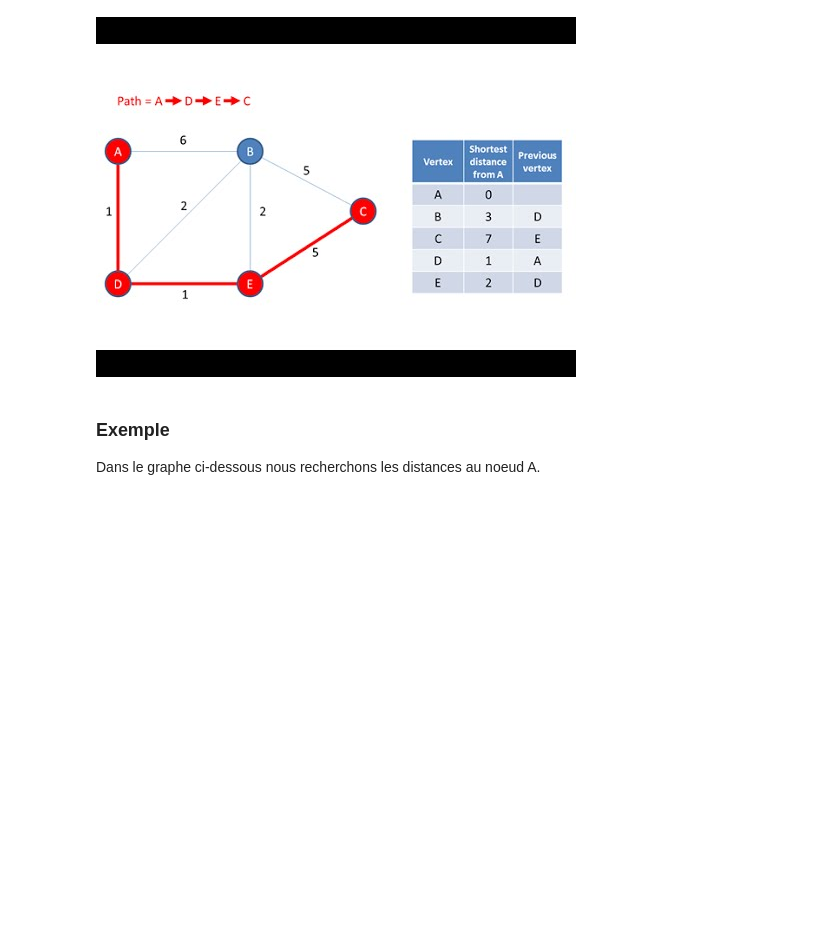
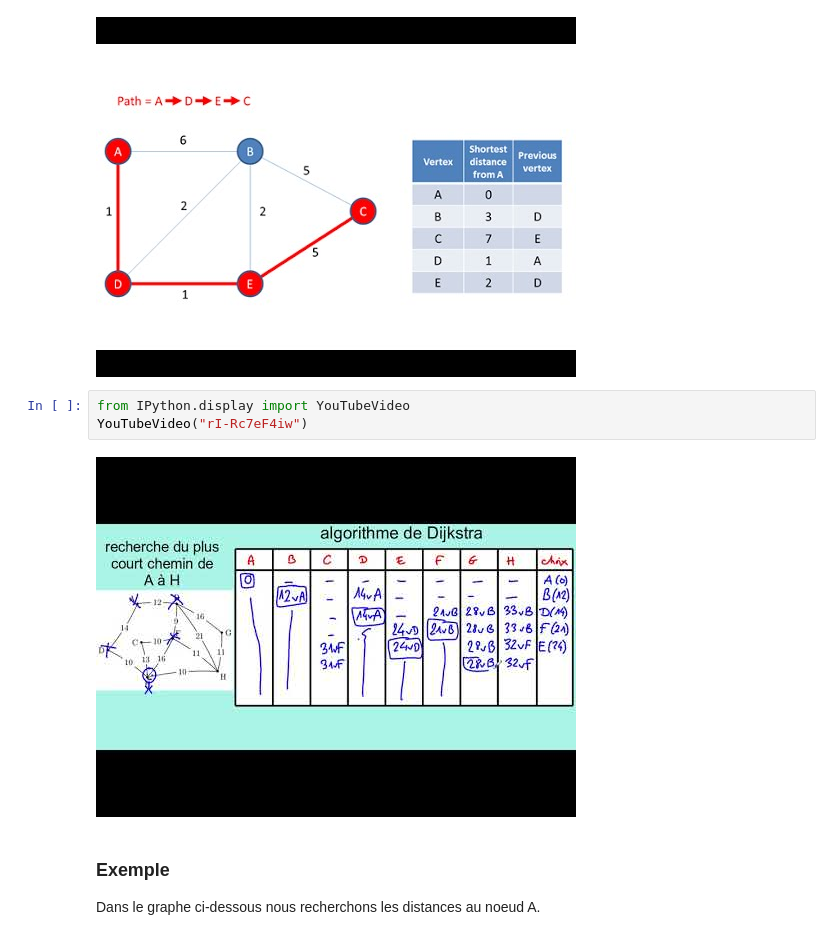
Before and after one commit to saintlouis29/coursNSI, a Jupyter notebook: Terminale/6_Algorithmique/6.2_Algorithmes_sur_les_graphes/index.ipynb, the cells around one changed output. Cells and saved outputs as stored; diff of their text form; blank space fills up the shorter version.

```diff
--- a/Terminale/6_Algorithmique/6.2_Algorithmes_sur_les_graphes/index.ipynb
+++ b/Terminale/6_Algorithmique/6.2_Algorithmes_sur_les_graphes/index.ipynb
@@ -254,6 +256,11 @@ from IPython.display import YouTubeVideo
 YouTubeVideo("pVfj6mxhdMw")
 # %% [output]
 [figure]
+# %%
+from IPython.display import YouTubeVideo
+YouTubeVideo("rI-Rc7eF4iw")
+# %% [output]
+[figure, added]
 # %% [markdown]
 ### Exemple
 
```
Also changed, not shown: parts of 1 cell of this notebook.
